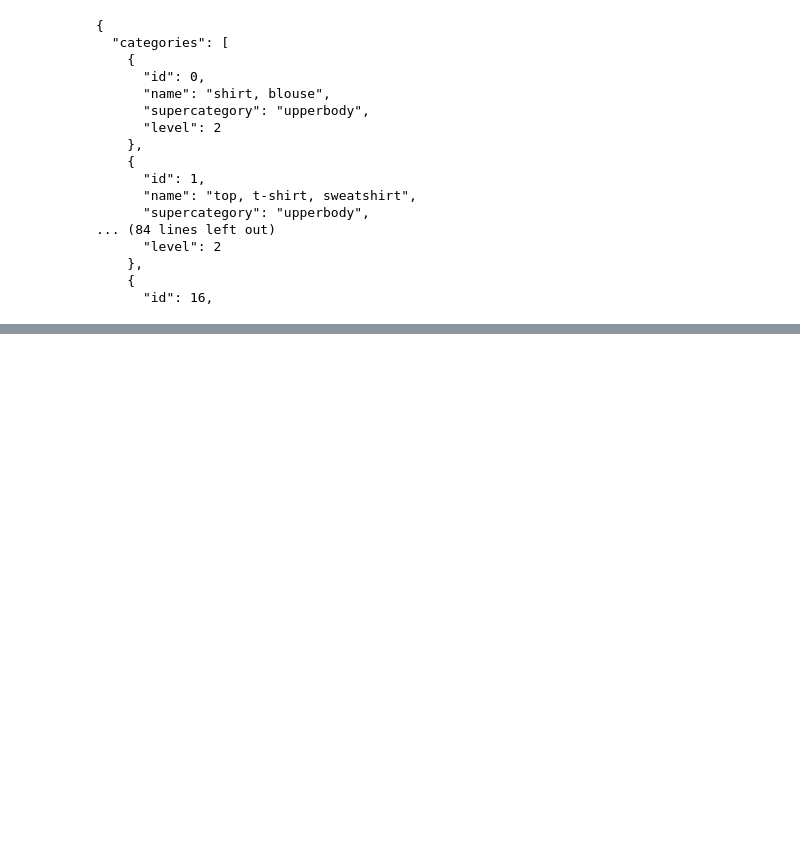
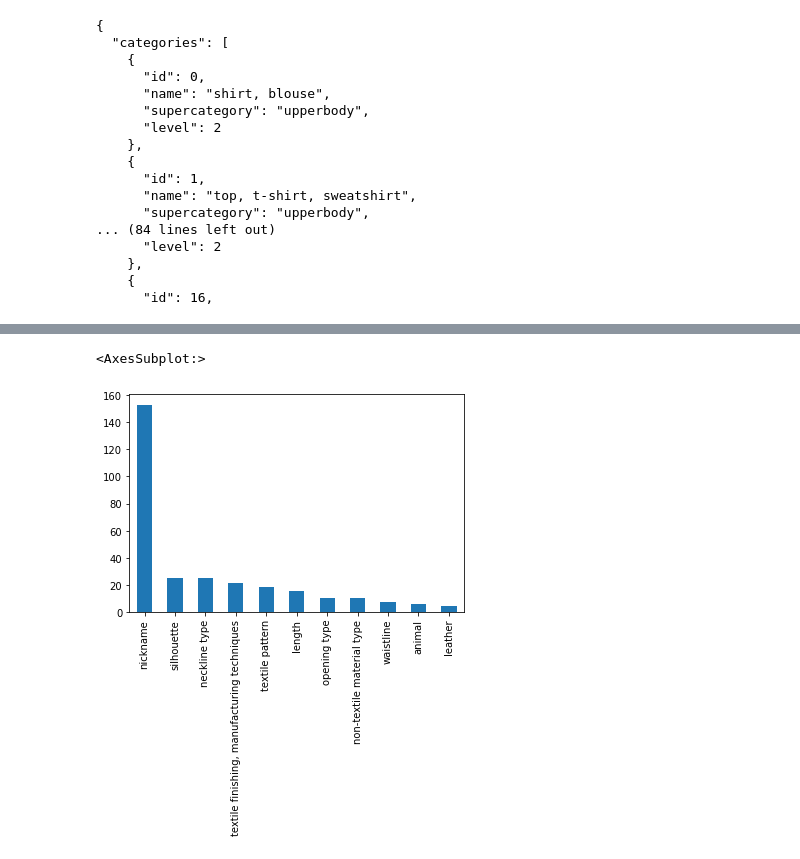
Before and after one commit to StyleVerse/Outfit-Recommender, a Jupyter notebook: notebooks/Step2_EDA/Step2_EDA_iMaterialist.ipynb, the cells around one changed output, grey strips where cells are left out. Saved outputs shown, nothing was run; the diff lists cells and outputs as text; code cells hidden in the pictures; blank space fills up the shorter version.

```diff
--- a/notebooks/Step2_EDA/Step2_EDA_iMaterialist.ipynb
+++ b/notebooks/Step2_EDA/Step2_EDA_iMaterialist.ipynb
@@ -298,0 +439,4 @@ ImageId,EncodedPixels,Height,Width,ClassId,AttributesIds
+# %%
+attributes_df = pd.json_normalize(label_descriptions_df['attributes'])
+attributes_df.to_csv('../../data/interim/attributes_df.csv')
+attributes_df
@@ -298,0 +480,7 @@ ImageId,EncodedPixels,Height,Width,ClassId,AttributesIds
+# %%
+attributes_df = attributes_df.rename(columns={'id':'id_attributes',
+                                        'name':'name_attributes',
+                                        'supercategory':'supercategory_attributes',
+                                        'level':'level_attributes'})
+attributes_df = attributes_df.set_index('id_attributes')
+attributes_df
@@ -298,0 +534,5 @@ ImageId,EncodedPixels,Height,Width,ClassId,AttributesIds
+# %%
+attributes_df['supercategory_attributes'].value_counts().plot(kind='bar')
+# %% [output]
+<AxesSubplot:>
+[figure, added]
```
Also changed, not shown: parts of 55 cells of this notebook.
